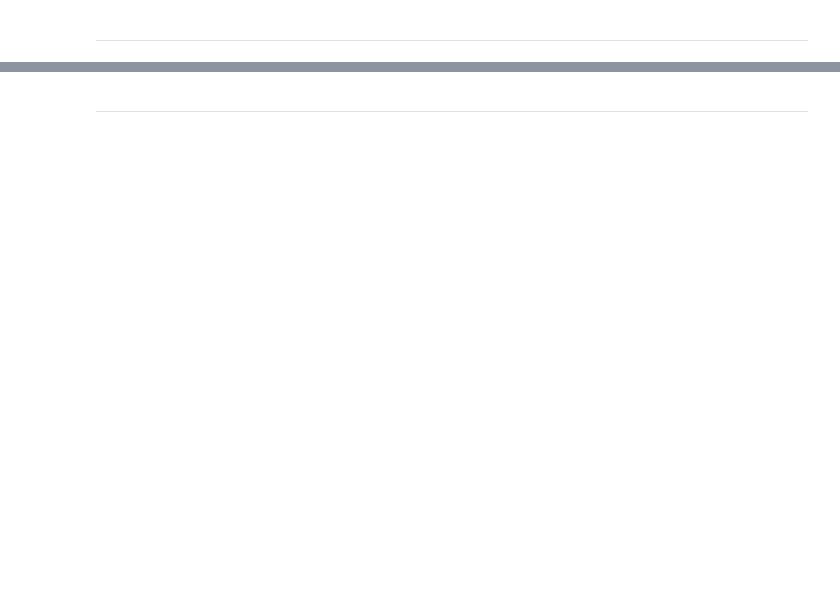
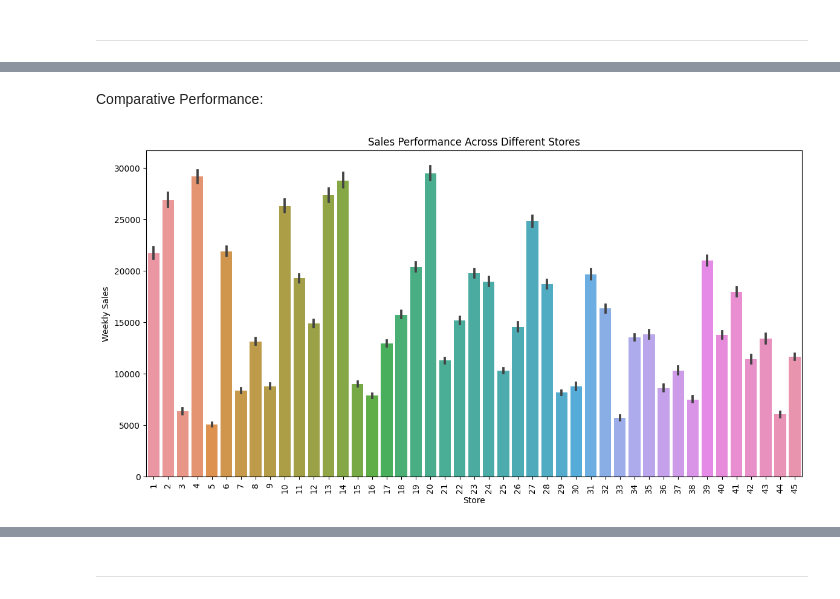
Before and after one commit to babatolabejide/CIproject1, a Jupyter notebook: jupyter_notebooks/Notebook_Template.ipynb, the cells around one changed output, grey strips where cells are left out. Saved outputs shown, nothing was run; the diff lists cells and outputs as text; code cells hidden in the pictures; blank space fills up the shorter version.

```diff
--- a/jupyter_notebooks/Notebook_Template.ipynb
+++ b/jupyter_notebooks/Notebook_Template.ipynb
@@ -245,0 +293,12 @@ NOTE
+# %% [markdown]
+Comparative Performance:
+# %%
+plt.figure(figsize=(14, 7))
+sns.barplot(x='Store', y='Weekly_Sales', data=sales)
+plt.title('Sales Performance Across Different Stores')
+plt.xlabel('Store')
+plt.ylabel('Weekly Sales')
+plt.xticks(rotation=90)
+plt.show()
+# %% [output]
+[figure, added]
```
Also changed, not shown: parts of 20 cells of this notebook, 2 other files.
